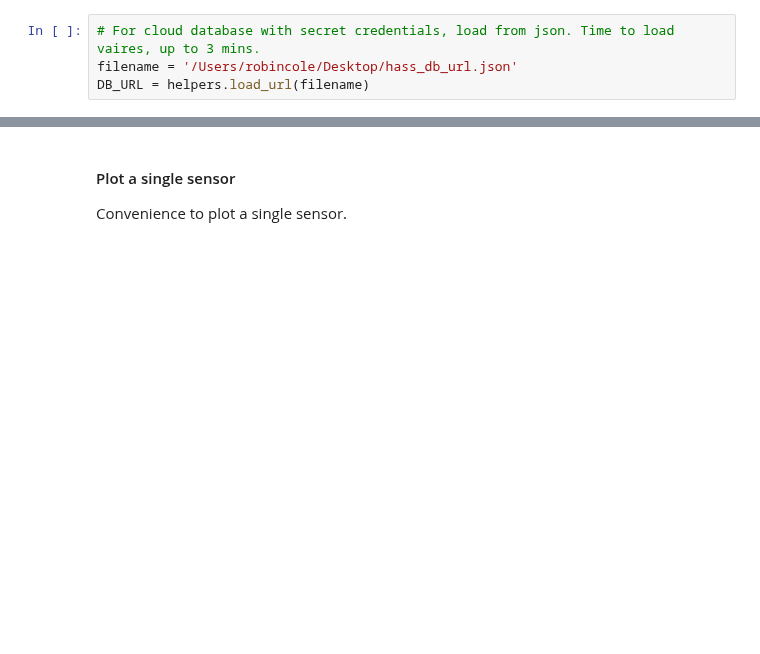
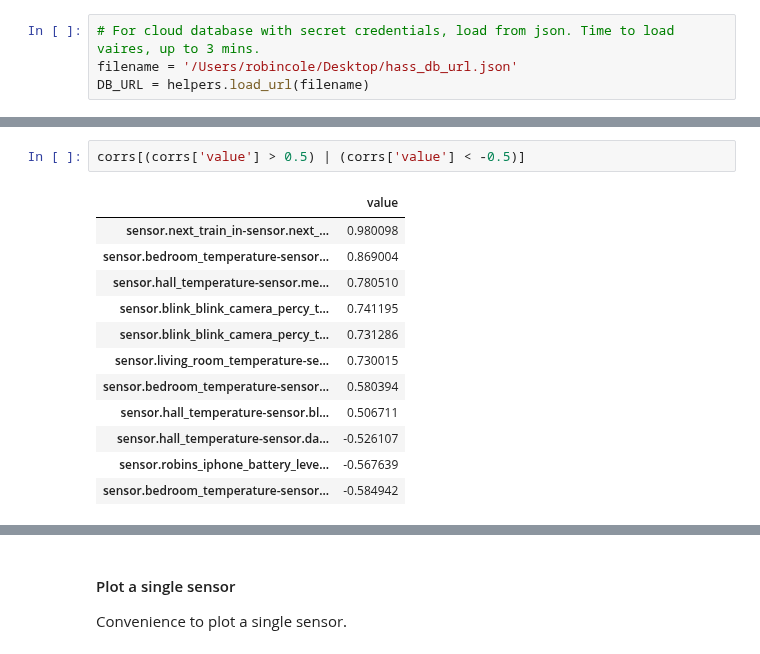
Before and after one commit to robmarkcole/HASS-data-detective, a Jupyter notebook: Usage of detective.ipynb, the cells around one changed output, grey strips where cells are left out. Drawn from its saved outputs; the diff is of its cells as text; blank space fills up the shorter version.

```diff
--- a/Usage of detective.ipynb
+++ b/Usage of detective.ipynb
@@ -55,0 +73,15 @@ parser.get_sensors.head()
+# %%
+corrs[(corrs['value'] > 0.5) | (corrs['value'] < -0.5)]
+# %% [output]
+|  | value |
+| sensor.next_train_in-sensor.next_... | 0.980098 |
+| sensor.bedroom_temperature-sensor... | 0.869004 |
+| sensor.hall_temperature-sensor.me... | 0.780510 |
+| sensor.blink_blink_camera_percy_t... | 0.741195 |
+| sensor.blink_blink_camera_percy_t... | 0.731286 |
+| sensor.living_room_temperature-se... | 0.730015 |
+| sensor.bedroom_temperature-sensor... | 0.580394 |
+| sensor.hall_temperature-sensor.bl... | 0.506711 |
+| sensor.hall_temperature-sensor.da... | -0.526107 |
+| sensor.robins_iphone_battery_leve... | -0.567639 |
+| sensor.bedroom_temperature-sensor... | -0.584942 |
```
Also changed, not shown: parts of 23 cells of this notebook, 2 other files.
